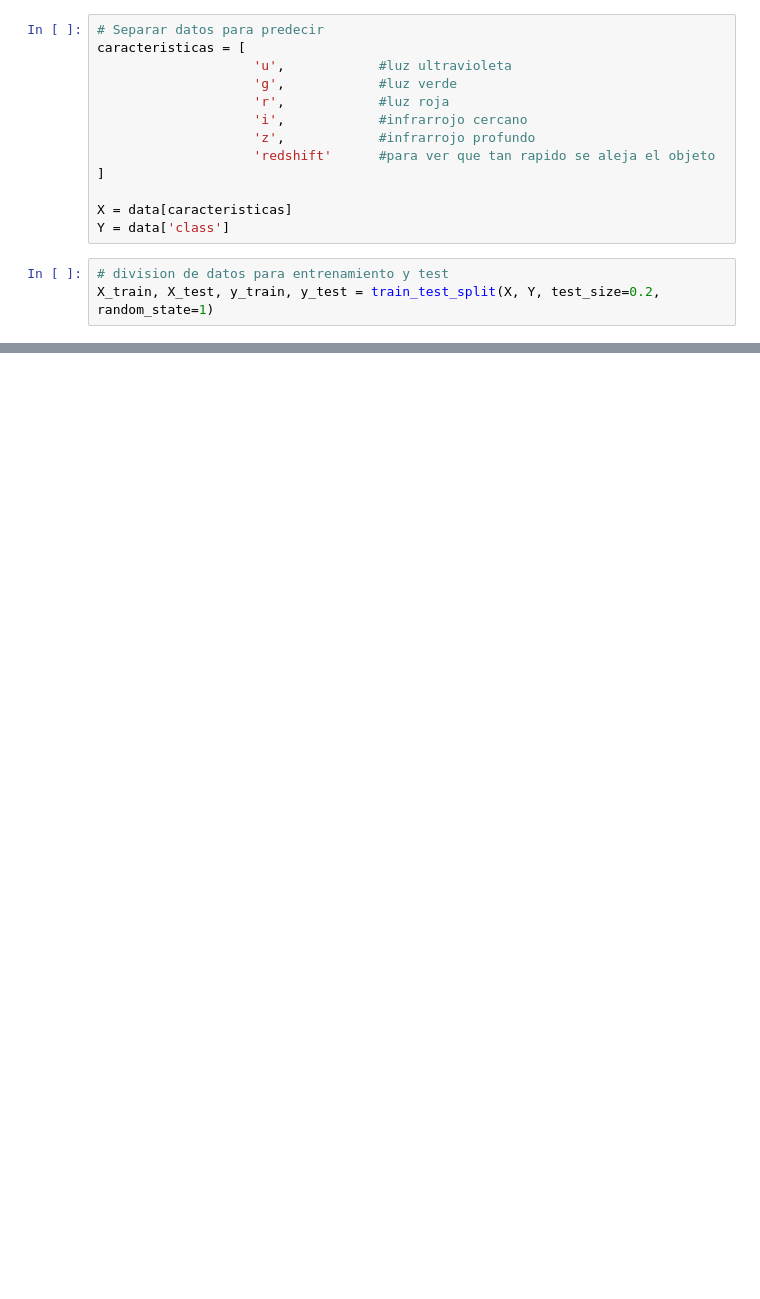
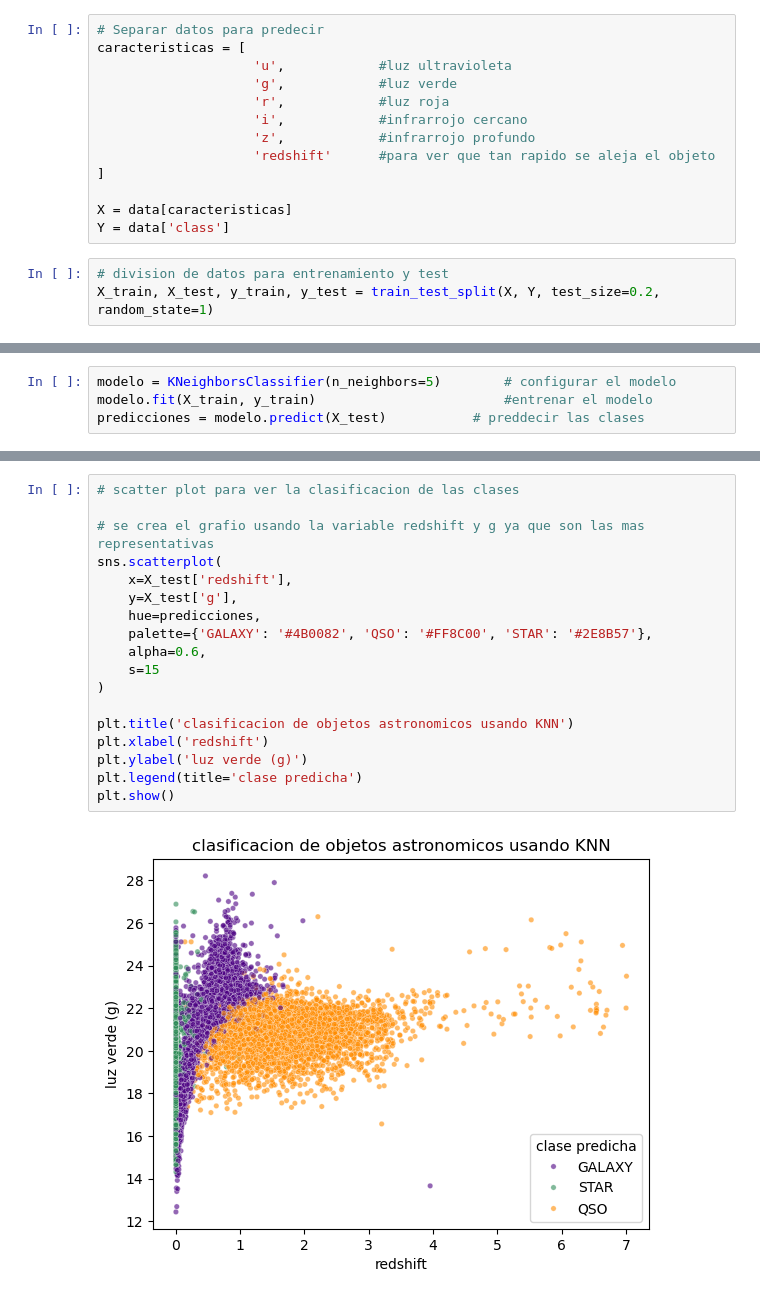
Before and after one commit to fernaaando/proyecto-repo, a Jupyter notebook: clasificador.ipynb, the cells around one changed output, grey strips where cells are left out. Cells and saved outputs as stored; diff of their text form; blank space fills up the shorter version.

Commit message:
realizacion de segundo modelo de prediccion knn

```diff
--- a/clasificador.ipynb
+++ b/clasificador.ipynb
@@ -116,0 +121,4 @@ X_train, X_test, y_train, y_test = train_test_split(X, Y, test_size=0.2, random_
+# %%
+modelo = KNeighborsClassifier(n_neighbors=5)        # configurar el modelo
+modelo.fit(X_train, y_train)                        #entrenar el modelo
+predicciones = modelo.predict(X_test)           # preddecir las clases
@@ -116,0 +153,20 @@ X_train, X_test, y_train, y_test = train_test_split(X, Y, test_size=0.2, random_
+# %%
+# scatter plot para ver la clasificacion de las clases
+
+# se crea el grafio usando la variable redshift y g ya que son las mas representativas
+sns.scatterplot(
+    x=X_test['redshift'],
+    y=X_test['g'],
+    hue=predicciones,
+    palette={'GALAXY': '#4B0082', 'QSO': '#FF8C00', 'STAR': '#2E8B57'},
+    alpha=0.6,
+    s=15
+)
+
+plt.title('clasificacion de objetos astronomicos usando KNN')
+plt.xlabel('redshift')
+plt.ylabel('luz verde (g)')
+plt.legend(title='clase predicha')
+plt.show()
+# %% [output]
+[figure, added]
```
Also changed, not shown: parts of 4 cells of this notebook.
